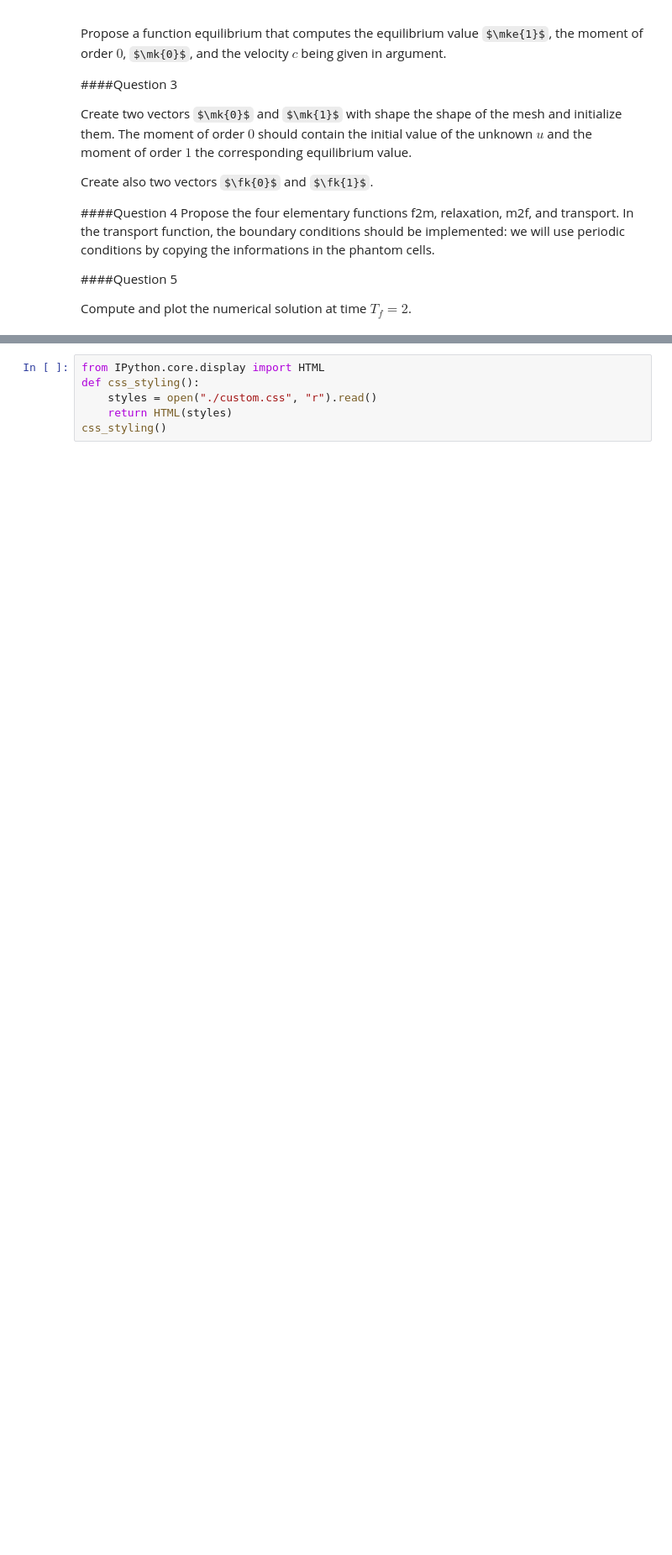
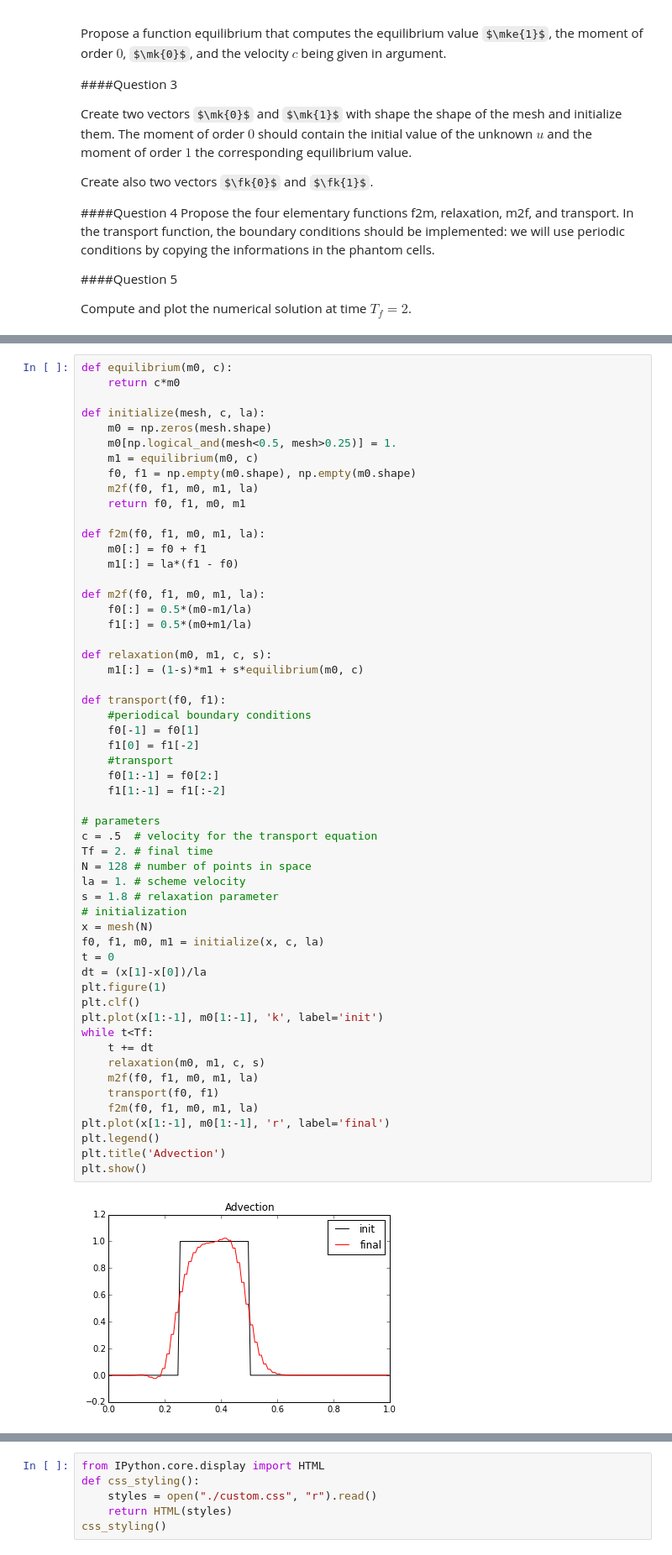
Before and after one commit to gouarin/pylbm_notebook, a Jupyter notebook: 01_first_LBM_for_transport.ipynb, the cells around one changed output, grey strips where cells are left out. Shown at 84% size. Saved outputs shown, nothing was run; the diff lists cells and outputs as text; some formulas as TeX source; blank space fills up the shorter version.

Commit message:
add corrections for transport and waves notebooks

```diff
--- a/01_first_LBM_for_transport.ipynb
+++ b/01_first_LBM_for_transport.ipynb
@@ -119,3 +92,60 @@ s = 1.8 # relaxation parameter
+# %%
+def equilibrium(m0, c):
+    return c*m0
+
+def initialize(mesh, c, la):
+    m0 = np.zeros(mesh.shape)
+    m0[np.logical_and(mesh<0.5, mesh>0.25)] = 1.
+    m1 = equilibrium(m0, c)
+    f0, f1 = np.empty(m0.shape), np.empty(m0.shape)
+    m2f(f0, f1, m0, m1, la)
+    return f0, f1, m0, m1
+
+def f2m(f0, f1, m0, m1, la):
+    m0[:] = f0 + f1
+    m1[:] = la*(f1 - f0)
+
+def m2f(f0, f1, m0, m1, la):
+    f0[:] = 0.5*(m0-m1/la)
+    f1[:] = 0.5*(m0+m1/la)
+
+def relaxation(m0, m1, c, s):
+    m1[:] = (1-s)*m1 + s*equilibrium(m0, c)
+
+def transport(f0, f1):
+    #periodical boundary conditions
+    f0[-1] = f0[1]
+    f1[0] = f1[-2]
+    #transport
+    f0[1:-1] = f0[2:]
+    f1[1:-1] = f1[:-2]
+
+# parameters
+c = .5  # velocity for the transport equation
+Tf = 2. # final time
+N = 128 # number of points in space
+la = 1. # scheme velocity
+s = 1.8 # relaxation parameter
+# initialization
+x = mesh(N)
+f0, f1, m0, m1 = initialize(x, c, la)
+t = 0
+dt = (x[1]-x[0])/la
+plt.figure(1)
+plt.clf()
+plt.plot(x[1:-1], m0[1:-1], 'k', label='init')
+while t<Tf:
+    t += dt
+    relaxation(m0, m1, c, s)
+    m2f(f0, f1, m0, m1, la)
+    transport(f0, f1)
+    f2m(f0, f1, m0, m1, la)
+plt.plot(x[1:-1], m0[1:-1], 'r', label='final')
+plt.legend()
+plt.title('Advection')
+plt.show()
+# %% [output]
+[figure, added]
 # %% [markdown]
 ##The Burger's equation
 
```
Also changed, not shown: parts of 6 cells of this notebook, 1 other file.
